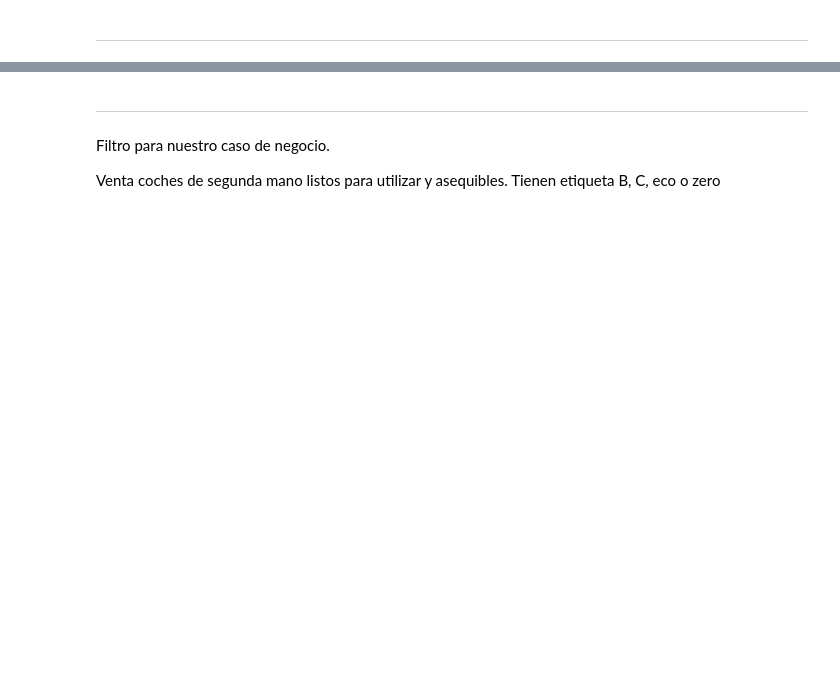
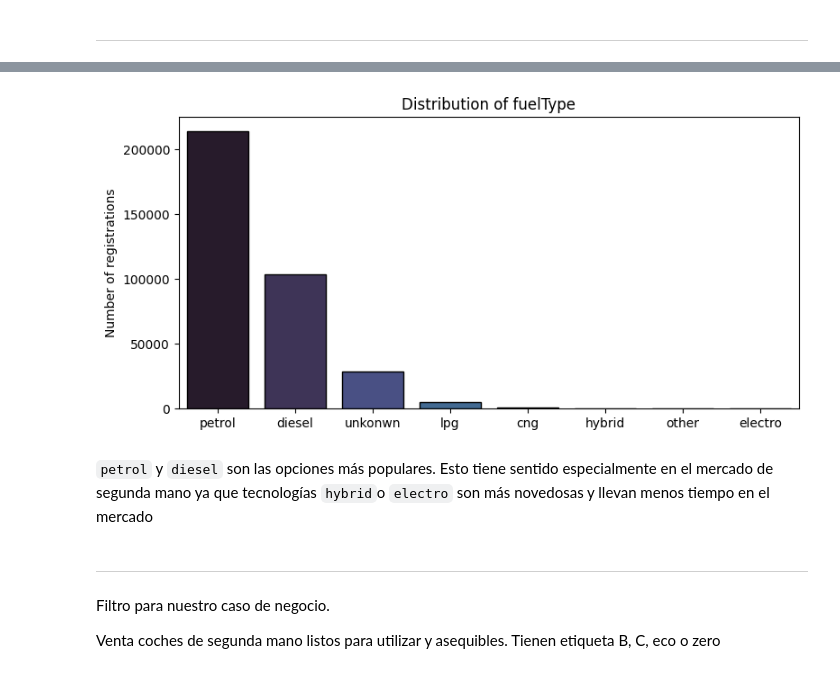
Before and after one commit to SupernovaIa/Project-ML-CarPricePrediction, a Jupyter notebook: notebook/01-EDA.ipynb, the cells around one changed output, grey strips where cells are left out. Drawn from its saved outputs; the diff is of its cells as text; code cells hidden in the pictures; blank space fills up the shorter version.

```diff
--- a/notebook/01-EDA.ipynb
+++ b/notebook/01-EDA.ipynb
@@ -383,3 +554,9 @@ sns.countplot(x = 'monthOfRegistration',
+# %%
+count_plot(df, 'fuelType')
+# %% [output]
+[figure, added]
+# %% [markdown]
+`petrol` y `diesel` son las opciones más populares. Esto tiene sentido especialmente en el mercado de segunda mano ya que tecnologías `hybrid`o `electro` son más novedosas y llevan menos tiempo en el mercado
 # %% [markdown]
 ---
 # %% [markdown]
```
Also changed, not shown: parts of 51 cells of this notebook, 1 other file.
